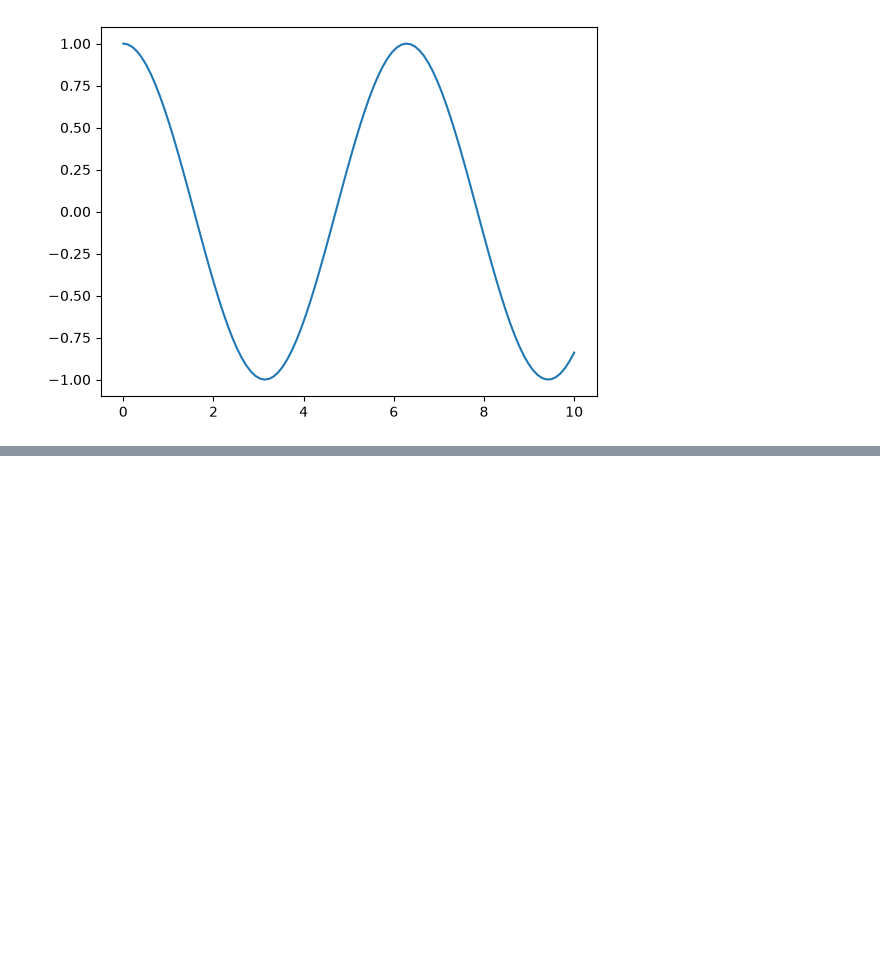
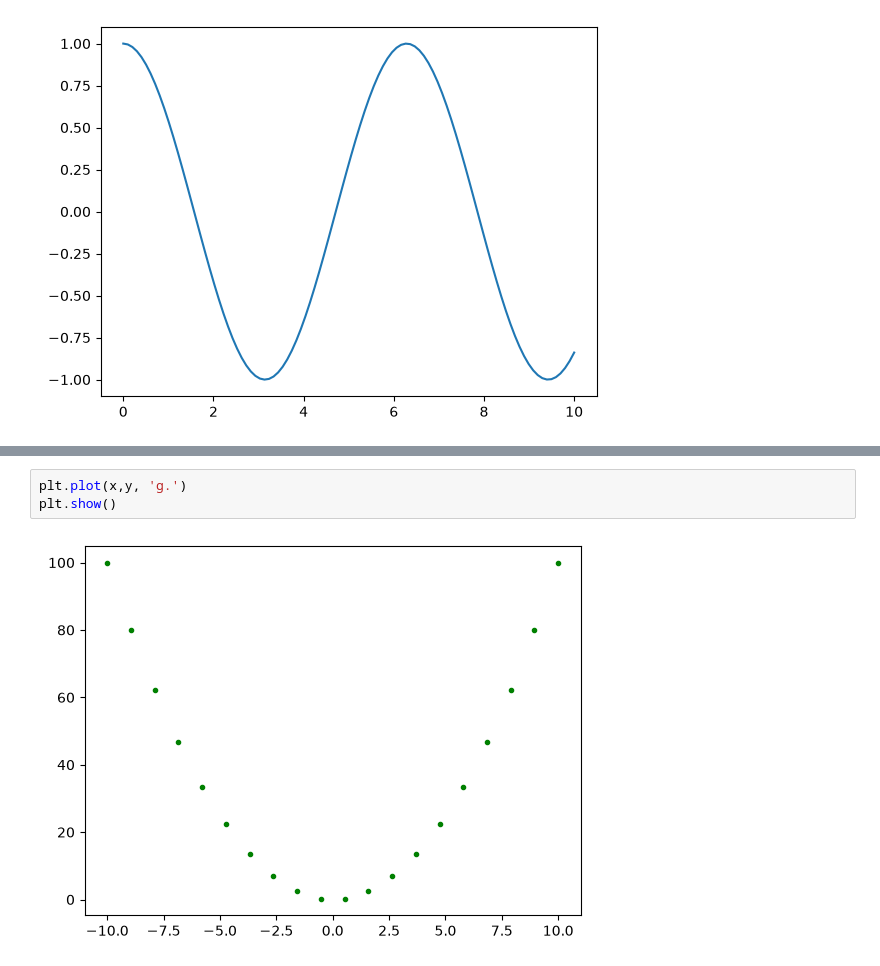
Before and after one commit to wepexrm-bot/machinelearning, a Jupyter notebook: matplotlibtutorial.ipynb, the cells around one changed output, grey strips where cells are left out. Drawn from its saved outputs; the diff is of its cells as text; blank space fills up the shorter version.

```diff
--- a/matplotlibtutorial.ipynb
+++ b/matplotlibtutorial.ipynb
@@ -68,0 +92,5 @@ plt.show()
+# %%
+plt.plot(x,y, 'g.')
+plt.show()
+# %% [output]
+[figure, added]
```
Also changed, not shown: parts of 13 cells of this notebook.
